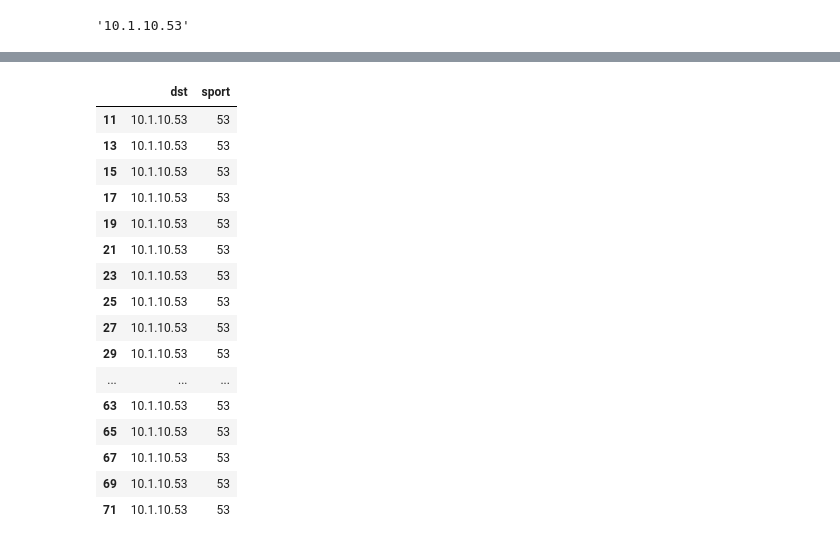
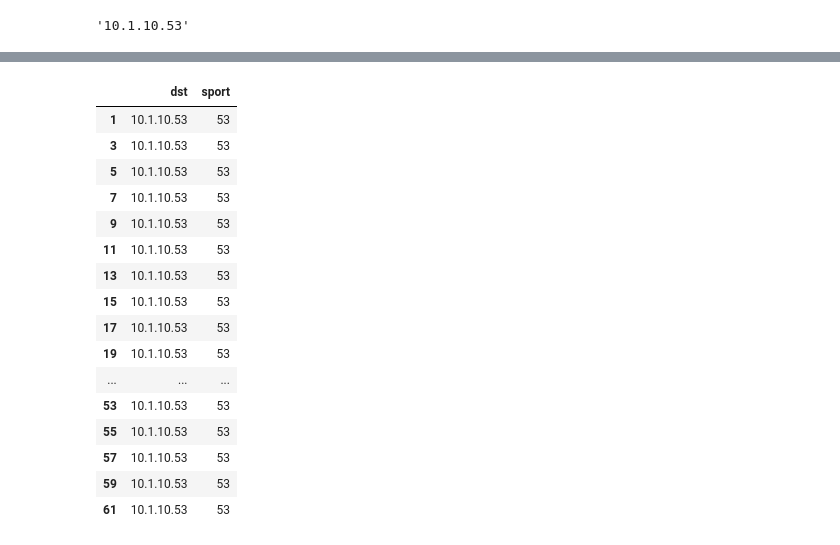
Before and after one commit to bryannalfaro/Lab5-SecDS, a Jupyter notebook: main.ipynb, the cells around one changed output, grey strips where cells are left out. Saved outputs shown, nothing was run; the diff lists cells and outputs as text; code cells hidden in the pictures.

```diff
--- a/main.ipynb
+++ b/main.ipynb
@@ -91,11 +100,9 @@ Raw
 # %%
-pcap2 = rdpcap('analisis_paquetes.pcap')
+pcap2 = rdpcap('/analisis_paquetes.pcap')
 # %%
 print(len(pcap2))
 # %% [output]
 62
-# %%
-pcap = pcap + pcap2
 # %%
 print(len(pcap))
 # %% [output]
@@ -171,3 +245,5 @@ print(df.head(5))
 # %% [markdown]
 Muestre los valores de las columnas: Src Addres, Dst Address, Src Port y Dst Port
+# %%
+df_new = pd.concat([df,df2])
 # %%
@@ -284,7 +364,7 @@ source_ip
 '10.1.10.53'
 # %%
 #Muestre cual es la IP destino más frecuente
-dest_ip = df['dst'].value_counts(ascending=False).index[0]
+dest_ip = df_new['dst'].value_counts(ascending=False).index[0]
 dest_ip
 # %% [output]
 '10.1.10.53'
@@ -333,21 +413,21 @@ df[df['src']==source_ip][['src','dport']]
 # %%
 #¿A qué puertos origen se comunica la IP del inciso b?
-df[df['dst']==dest_ip][['dst','sport']]
+df_new[df_new['dst']==dest_ip][['dst','sport']]
 # %% [output]
 |  | dst | sport |
+| 1 | 10.1.10.53 | 53 |
+| 3 | 10.1.10.53 | 53 |
+| 5 | 10.1.10.53 | 53 |
+| 7 | 10.1.10.53 | 53 |
+| 9 | 10.1.10.53 | 53 |
 | 11 | 10.1.10.53 | 53 |
 | 13 | 10.1.10.53 | 53 |
 | 15 | 10.1.10.53 | 53 |
 | 17 | 10.1.10.53 | 53 |
 | 19 | 10.1.10.53 | 53 |
-| 21 | 10.1.10.53 | 53 |
-| 23 | 10.1.10.53 | 53 |
-| 25 | 10.1.10.53 | 53 |
-| 27 | 10.1.10.53 | 53 |
-| 29 | 10.1.10.53 | 53 |
 | ... | ... | ... |
-| 63 | 10.1.10.53 | 53 |
-| 65 | 10.1.10.53 | 53 |
-| 67 | 10.1.10.53 | 53 |
-| 69 | 10.1.10.53 | 53 |
-| 71 | 10.1.10.53 | 53 |
+| 53 | 10.1.10.53 | 53 |
+| 55 | 10.1.10.53 | 53 |
+| 57 | 10.1.10.53 | 53 |
+| 59 | 10.1.10.53 | 53 |
+| 61 | 10.1.10.53 | 53 |
```
Also changed, not shown: parts of 23 cells of this notebook.
